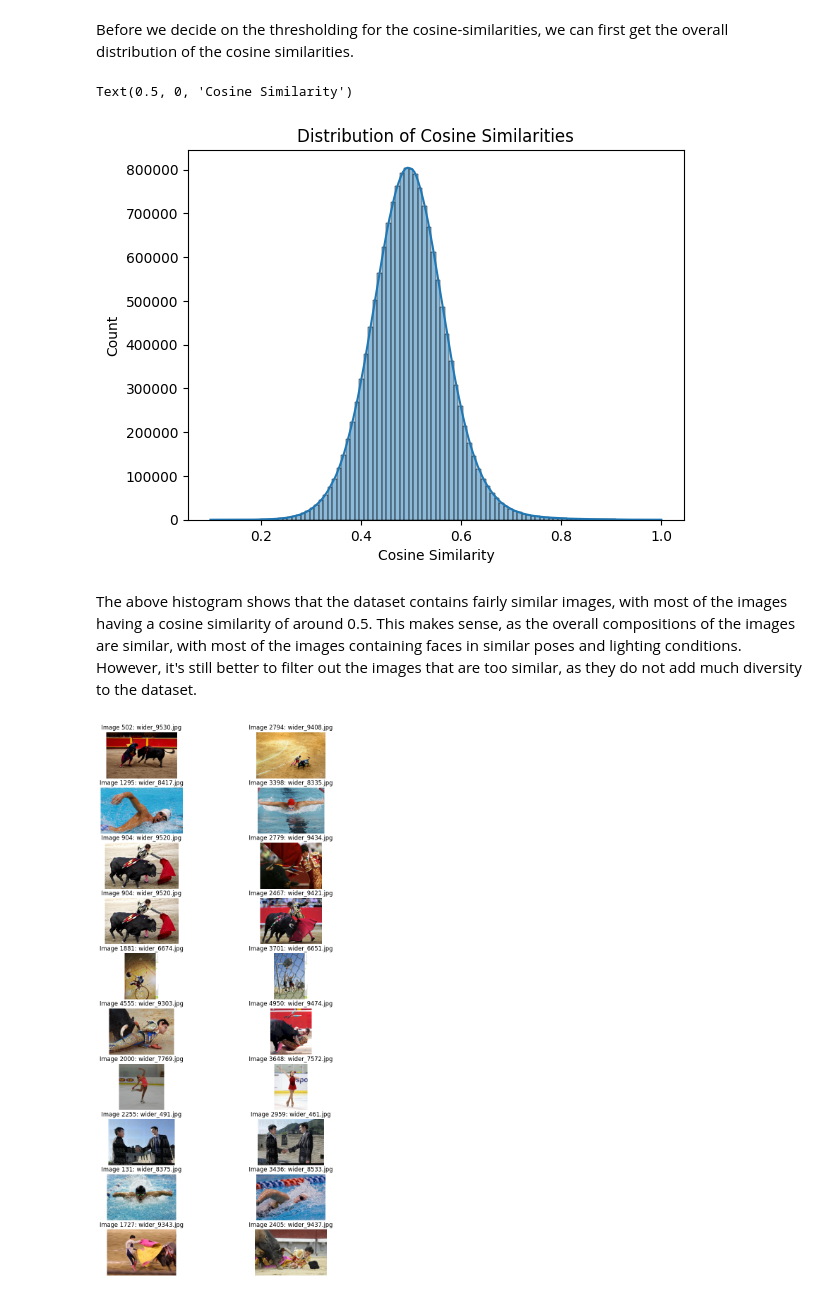
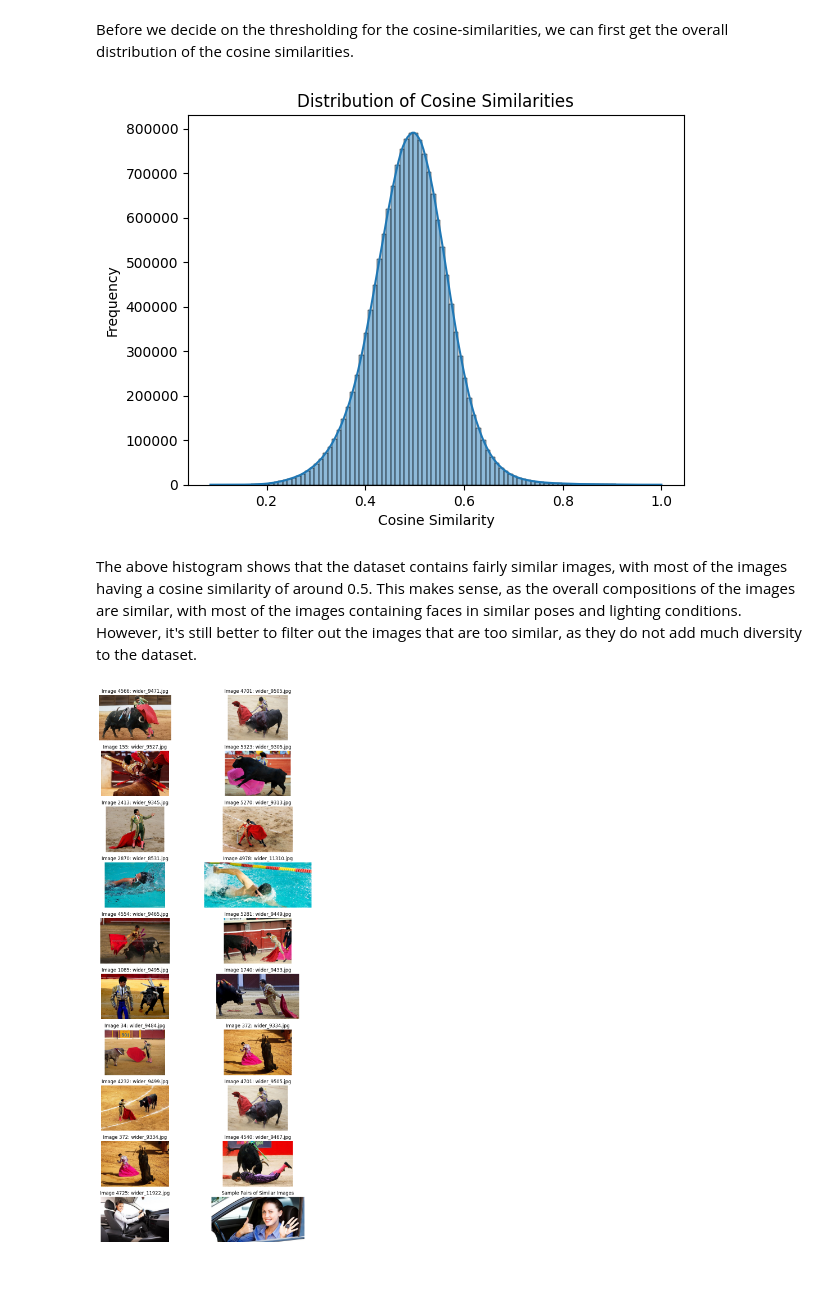
Before and after one commit to Akhil-Theerthala/Task1-Face-Detection-Rust, a Jupyter notebook: data_filter.ipynb, the cells around one changed output. Saved outputs shown, nothing was run; the diff lists cells and outputs as text; code cells hidden in the pictures.

```diff
--- a/data_filter.ipynb
+++ b/data_filter.ipynb
@@ -93,6 +93,8 @@ For this exercise, we will use the ViT model developed as the part of Image enco
 import timm
 import timm.data
 import torch
+from PIL import Image
+from time import time
 
 # load the model into mac silicon
 if torch.backends.mps.is_available():
@@ -109,12 +111,14 @@ print("Number of images to process:", len(images))
 
 with torch.inference_mode():
     # load the images
+    start = time()
     data_config = timm.data.resolve_data_config(model.pretrained_cfg, model=model)
     transform = timm.data.create_transform(**data_config)
     temp_image = os.path.join(filtered_images, images[0])
     image = transform(Image.open(temp_image)).unsqueeze(0).to(device)
     embeddings = model(image).cpu().numpy()
-    print(embeddings.shape)
+    print("Time taken to process one image:", time() - start)
+    print("Shape of an embedding: ", embeddings.shape)
 # %% [output]
 Using MPS backend for Mac Silicon
 Number of images to process: 5627
@@ -166,43 +170,46 @@ import matplotlib.pyplot as plt
 sns.histplot(lower_triangular_values, bins=100, kde=True)
 plt.title("Distribution of Cosine Similarities")
 plt.xlabel("Cosine Similarity")
+plt.ylabel("Frequency")
+plt.show()
 # %% [output]
-Text(0.5, 0, 'Cosine Similarity')
-[figure, old version]
+[figure, new version]
 # %% [markdown]
 The above histogram shows that the dataset contains fairly similar images, with most of the images having a cosine similarity of around 0.5. This makes sense, as the overall compositions of the images are similar, with most of the images containing faces in similar poses and lighting conditions. However, it's still better to filter out the images that are too similar, as they do not add much diversity to the dataset.
 # %%
-similarity_mask = cosine_similarities >0.9
+similarity_mask = cosine_similarities >0.85
 #change the diagonal to False
 np.fill_diagonal(similarity_mask, False)
 similarity_mask = similarity_mask.astype(int)
 #get the indices of the images that are True in the mask as [i,j] pairs
 indices = np.argwhere(similarity_mask)
 
 #get unique pairs of indices
 unique_pairs = set()
 for i, j in indices:
     unique_pairs.add((int(min(i, j)), int(max(i, j))))
 
 #plot a few unique pairs of images that are similar
 import random
 unique_pairs = list(unique_pairs)
 sample_pairs = random.sample(range(len(unique_pairs)), 10)
 sample_pairs = [(unique_pairs[i][0], unique_pairs[i][1]) for i in sample_pairs]
 fig, axes = plt.subplots(nrows=len(sample_pairs), ncols=2, figsize=(
     10, 2 * len(sample_pairs)), squeeze=False)
 
 
 for i, (idx1, idx2) in enumerate(sample_pairs):
     img1 = Image.open(os.path.join(filtered_images, images[idx1]))
     img2 = Image.open(os.path.join(filtered_images, images[idx2]))
 
     axes[i, 0].imshow(img1)
     axes[i, 0].set_title(f"Image {idx1}: {images[idx1]}")
     axes[i, 0].axis('off')
 
     axes[i, 1].imshow(img2)
     axes[i, 1].set_title(f"Image {idx2}: {images[idx2]}")
     axes[i, 1].axis('off')
+plt.title("Sample Pairs of Similar Images")
+plt.tight_layout()
 # %% [output]
-[figure, old version]
+[figure, new version]
```
Also changed, not shown: parts of 8 cells of this notebook.
